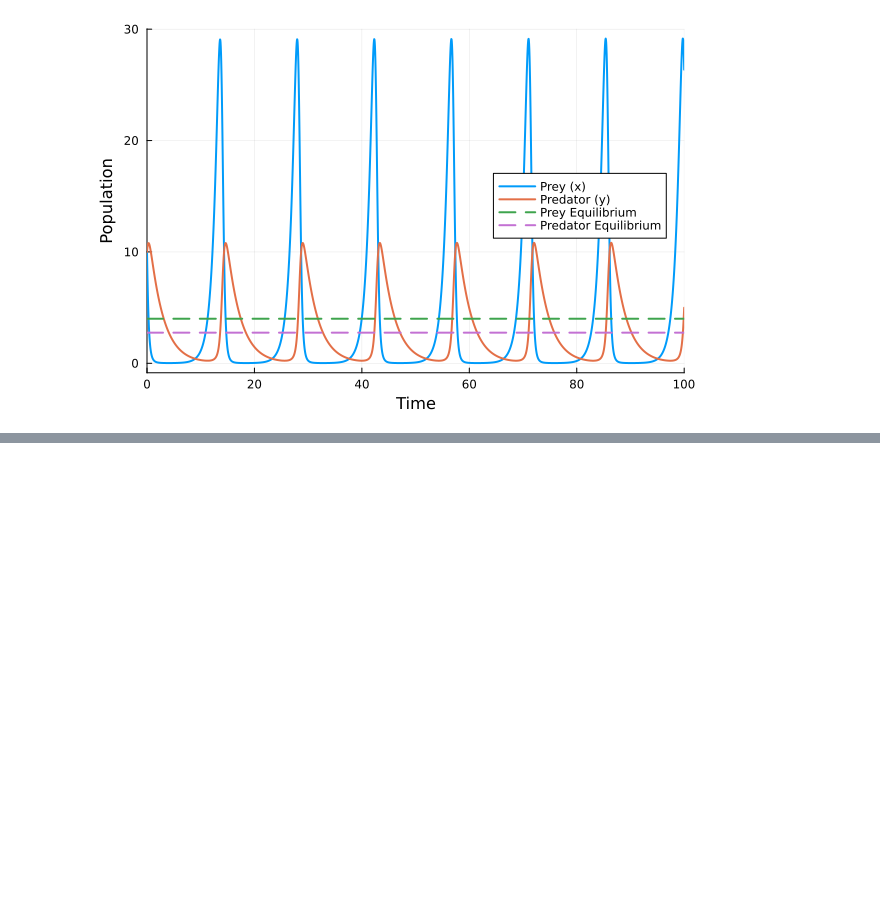
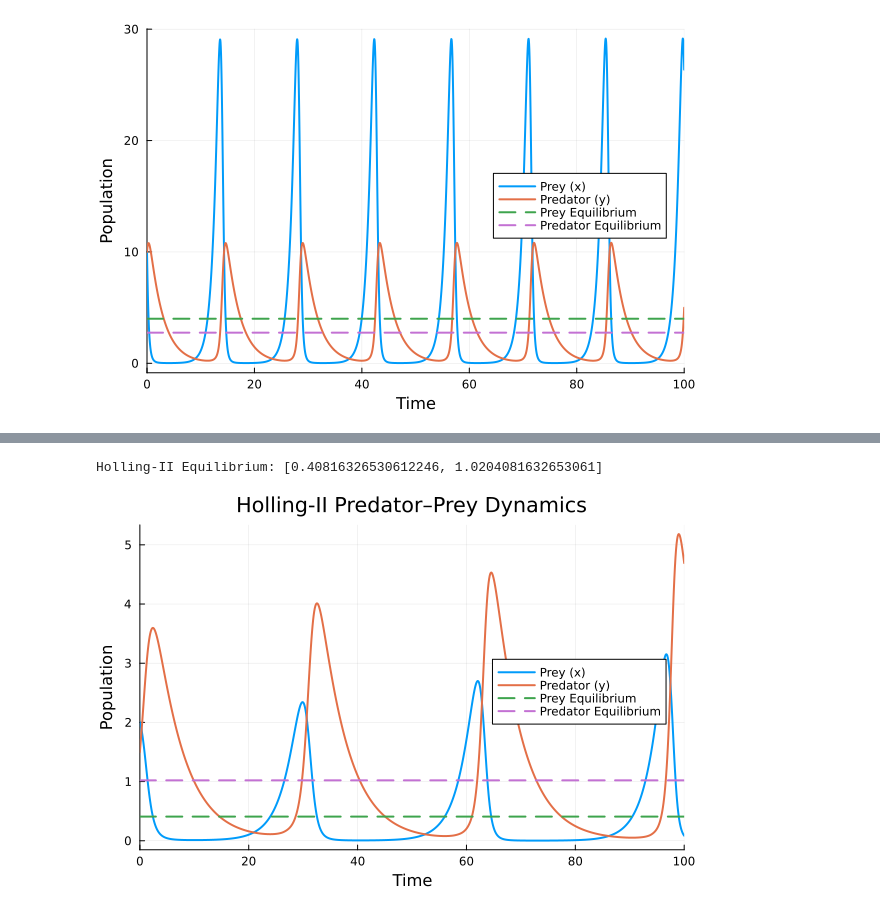
Before and after one commit to acwebber01/CSCI-3656-Group-Project, a Jupyter notebook: Presentation.ipynb, the cells around one changed output, grey strips where cells are left out. Saved outputs shown, nothing was run; the diff lists cells and outputs as text; code cells hidden in the pictures; blank space fills up the shorter version.

Commit message:
Holling II

```diff
--- a/Presentation.ipynb
+++ b/Presentation.ipynb
@@ -172,4 +153,0 @@ lv_holling2! (generic function with 1 method)
-# %%
-u0 = [50, 10]
-p = [1.1, 0.4, 0.4, 0.1, 0.03]
-tspan = (0.0,100.0)
@@ -206,0 +188,5 @@ Solution: [6.643370595567362e-15, -3.1084535300089027e-15]
+# %%
+# Parameters for Holling Type II solver comparison
+u0_h2 = [2.0, 1.5]
+p_h2 = [0.4, 0.4, 0.2, 0.5, 0.05]  # α, β, γ, δ, h - stable parameter set
+tspan_h2 = (0.0, 100.0)
@@ -206,0 +229,10 @@ Solution: [6.643370595567362e-15, -3.1084535300089027e-15]
+# %%
+# Holling-II: equilibrium and ODE solution
+
+nonLinearProb_h2 = NonlinearProblem(lv_holling2NonLinear, u0_h2, p_h2)
+nonLinearSol_h2 = solve(nonLinearProb_h2, NewtonRaphson())
+eq_h2 = nonLinearSol_h2.u
+println("Holling-II Equilibrium found: ", eq_h2)
+
+ODEProb_h2 = ODEProblem(lv_holling2!, u0_h2, tspan_h2, p_h2)
+ODESol_h2 = solve(ODEProb_h2, Tsit5())
@@ -206,0 +258,14 @@ Solution: [6.643370595567362e-15, -3.1084535300089027e-15]
+# %%
+# Holling-II dynamics over time
+p_h2_time = plot(ODESol_h2,
+    xlabel="Time", ylabel="Population",
+    title="Holling-II Predator–Prey Dynamics",
+    label=["Prey (x)" "Predator (y)"],
+    lw=2, legend=:right)
+println("Holling-II Equilibrium: ", eq_h2)
+hline!([eq_h2[1]], label="Prey Equilibrium", linestyle=:dash, lw=2)
+hline!([eq_h2[2]], label="Predator Equilibrium", linestyle=:dash, lw=2)
+plot(p_h2_time)
+# %% [output]
+Holling-II Equilibrium: [0.40816326530612246, 1.0204081632653061]
+[figure, added]
```
Also changed, not shown: parts of 16 cells of this notebook.
